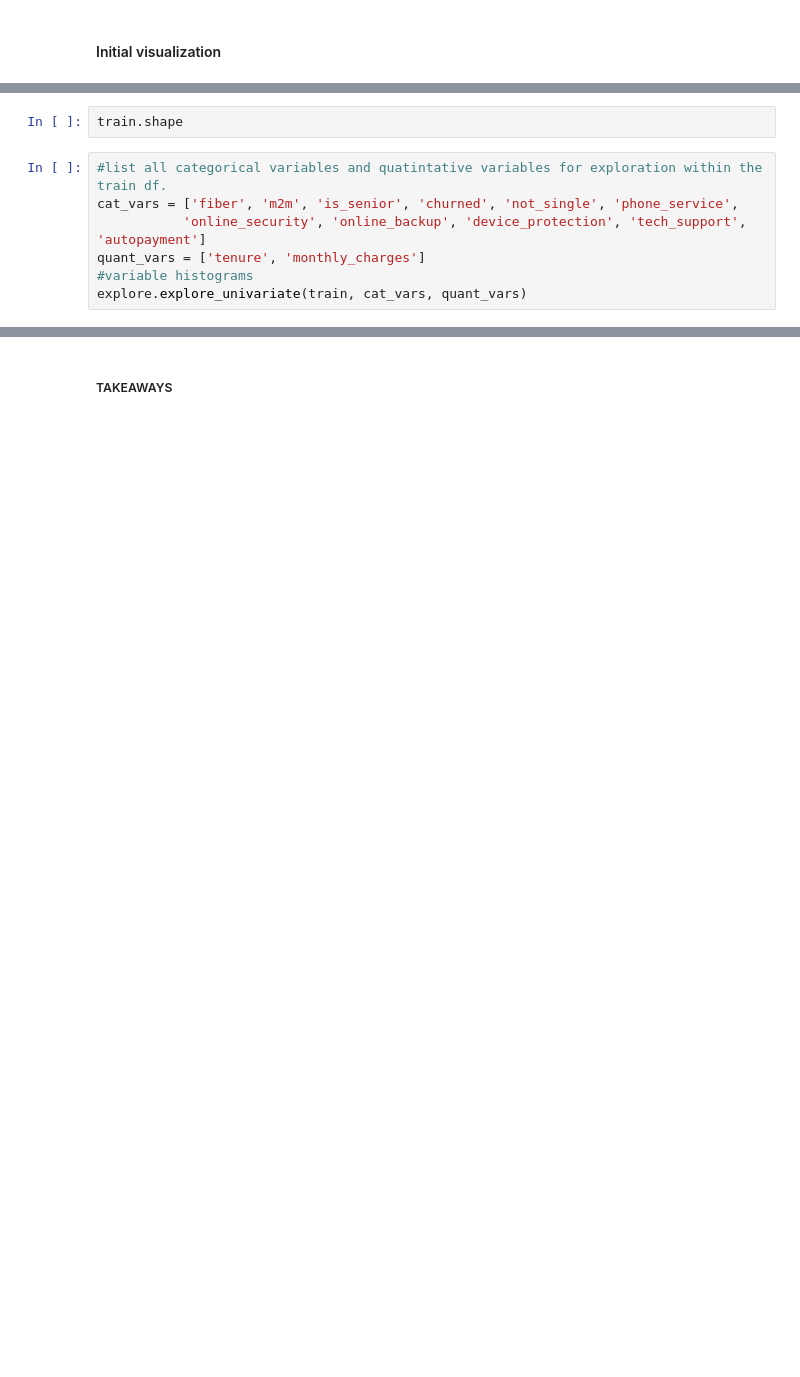
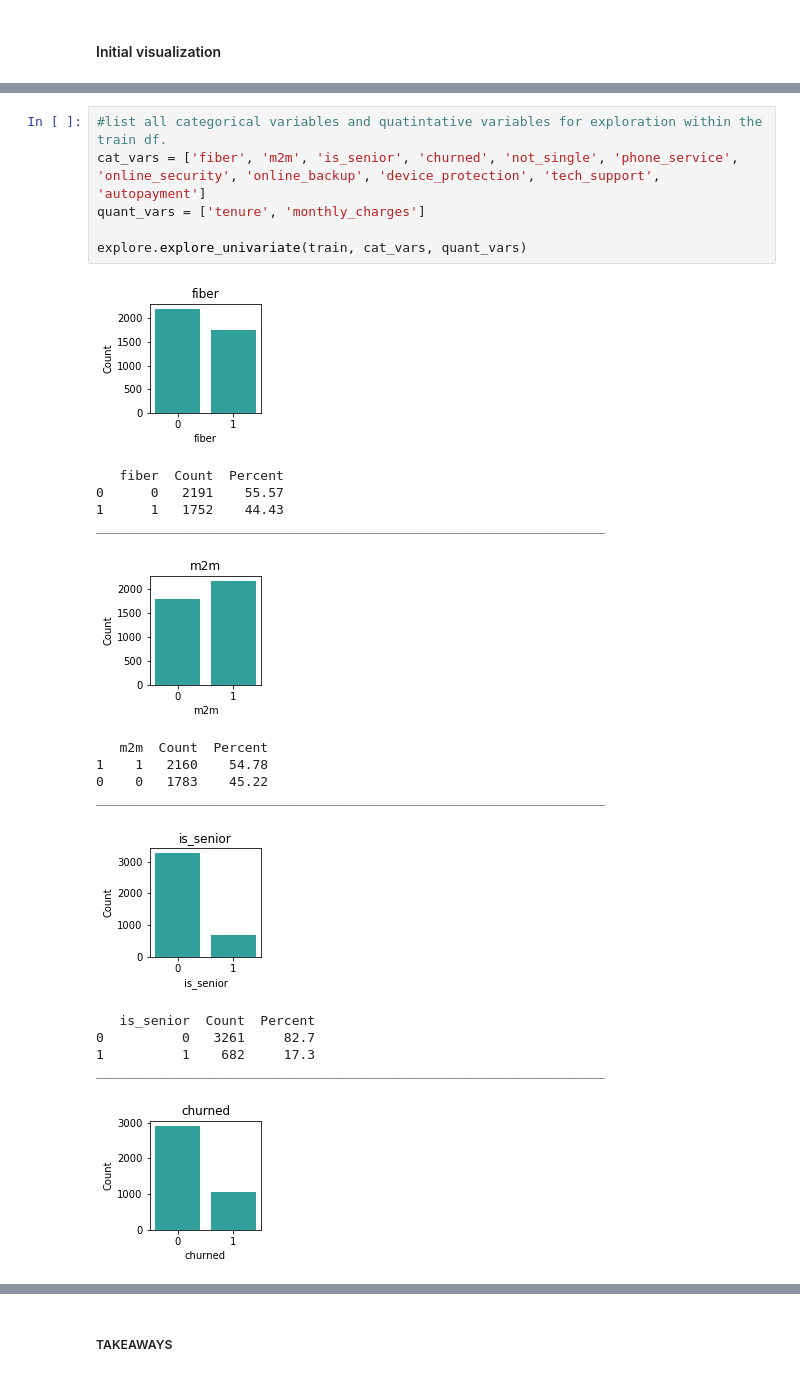
Before and after one commit to hrodjr/telco-churn-classification-project, a Jupyter notebook: scratch_telco.ipynb, the cells around one changed output, grey strips where cells are left out. Saved outputs shown, nothing was run; the diff lists cells and outputs as text; blank space fills up the shorter version.

```diff
--- a/scratch_telco.ipynb
+++ b/scratch_telco.ipynb
@@ -185,12 +192,26 @@ train, validate, test = prepare.train_validate_test_split(df, 'churned')
         * Explore the target variable.
         * Explore the categorical/qualitative variables.
         * Explore the continuous/quantitative variables.
-# %%
-train.shape
 # %%
 #list all categorical variables and quatintative variables for exploration within the train df.
-cat_vars = ['fiber', 'm2m', 'is_senior', 'churned', 'not_single', 'phone_service',
-           'online_security', 'online_backup', 'device_protection', 'tech_support', 'autopayment']
+cat_vars = ['fiber', 'm2m', 'is_senior', 'churned', 'not_single', 'phone_service', 'online_security', 'online_backup', 'device_protection', 'tech_support', 'autopayment']
 quant_vars = ['tenure', 'monthly_charges']
-#variable histograms
+
 explore.explore_univariate(train, cat_vars, quant_vars)
+# %% [output]
+[figure, added]
+   fiber  Count  Percent
+0      0   2191    55.57
+1      1   1752    44.43
+_________________________________________________________________
+[figure, added]
+   m2m  Count  Percent
+1    1   2160    54.78
+0    0   1783    45.22
+_________________________________________________________________
+[figure, added]
+   is_senior  Count  Percent
+0          0   3261     82.7
+1          1    682     17.3
+_________________________________________________________________
+[figure, added]
```
Also changed, not shown: parts of 97 cells of this notebook, 1 other file.
